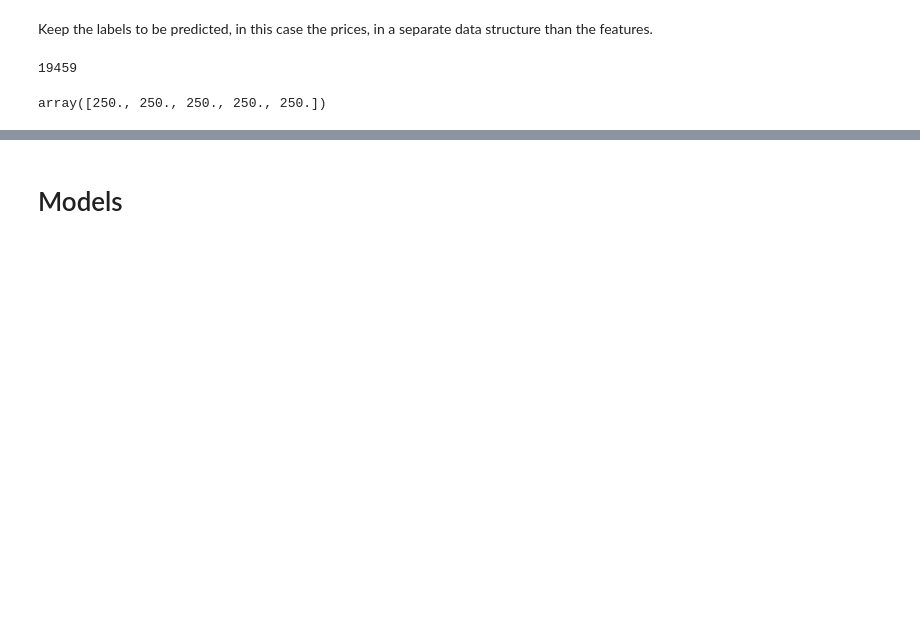
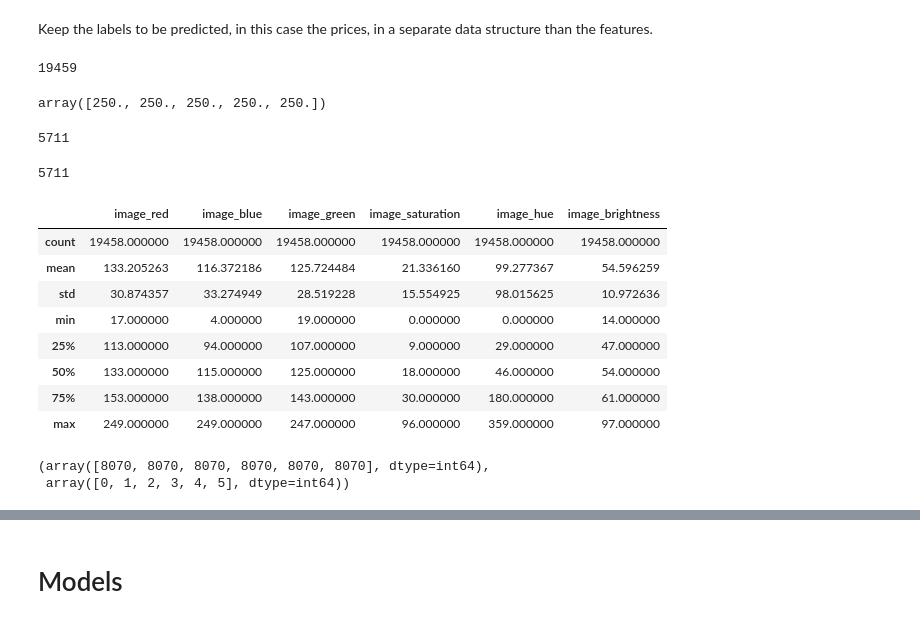
Before and after one commit to mischiatim/paintora, a Jupyter notebook: paintora_app_local_ml_models.ipynb, the cells around one changed output, grey strips where cells are left out. Cells and saved outputs as stored; diff of their text form; code cells hidden in the pictures; blank space fills up the shorter version.

```diff
--- a/paintora_app_local_ml_models.ipynb
+++ b/paintora_app_local_ml_models.ipynb
@@ -86,3 +86,12 @@ len(prices)
 prices[:5]
 # %% [output]
 array([250., 250., 250., 250., 250.])
+# %%
+#How many different sellers are there?
+paintings_with_style_tags_and_image_info_df['shop_id'].nunique()
+# %% [output]
+5711
+# %%
+paintings_with_style_tags_and_image_info_df['user_id'].nunique()
+# %% [output]
+5711
@@ -88,0 +102,17 @@ array([250., 250., 250., 250., 250.])
+# %%
+paintings_with_style_tags_and_image_info_df[['image_red','image_blue','image_green','image_saturation','image_hue','image_brightness']].describe()
+# %% [output]
+|  | image_red | image_blue | image_green | image_saturation | image_hue | image_brightness |
+| count | 19458.000000 | 19458.000000 | 19458.000000 | 19458.000000 | 19458.000000 | 19458.000000 |
+| mean | 133.205263 | 116.372186 | 125.724484 | 21.336160 | 99.277367 | 54.596259 |
+| std | 30.874357 | 33.274949 | 28.519228 | 15.554925 | 98.015625 | 10.972636 |
+| min | 17.000000 | 4.000000 | 19.000000 | 0.000000 | 0.000000 | 14.000000 |
+| 25% | 113.000000 | 94.000000 | 107.000000 | 9.000000 | 29.000000 | 47.000000 |
+| 50% | 133.000000 | 115.000000 | 125.000000 | 18.000000 | 46.000000 | 54.000000 |
+| 75% | 153.000000 | 138.000000 | 143.000000 | 30.000000 | 180.000000 | 61.000000 |
+| max | 249.000000 | 249.000000 | 247.000000 | 96.000000 | 359.000000 | 97.000000 |
+# %%
+np.where(paintings_with_style_tags_and_image_info_df[['image_red','image_blue','image_green','image_saturation','image_hue','image_brightness']].isna()==True)
+# %% [output]
+(array([8070, 8070, 8070, 8070, 8070, 8070], dtype=int64),
+ array([0, 1, 2, 3, 4, 5], dtype=int64))
```
Also changed, not shown: parts of 141 cells of this notebook.
